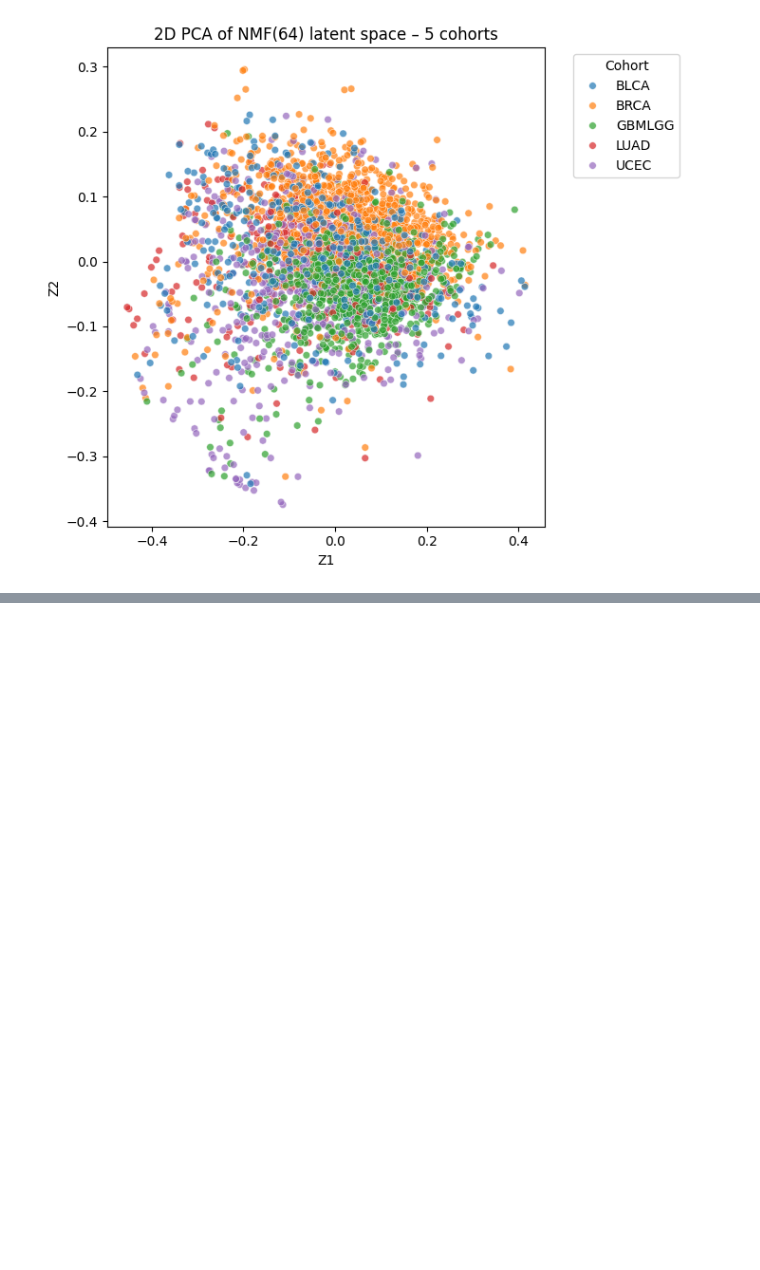
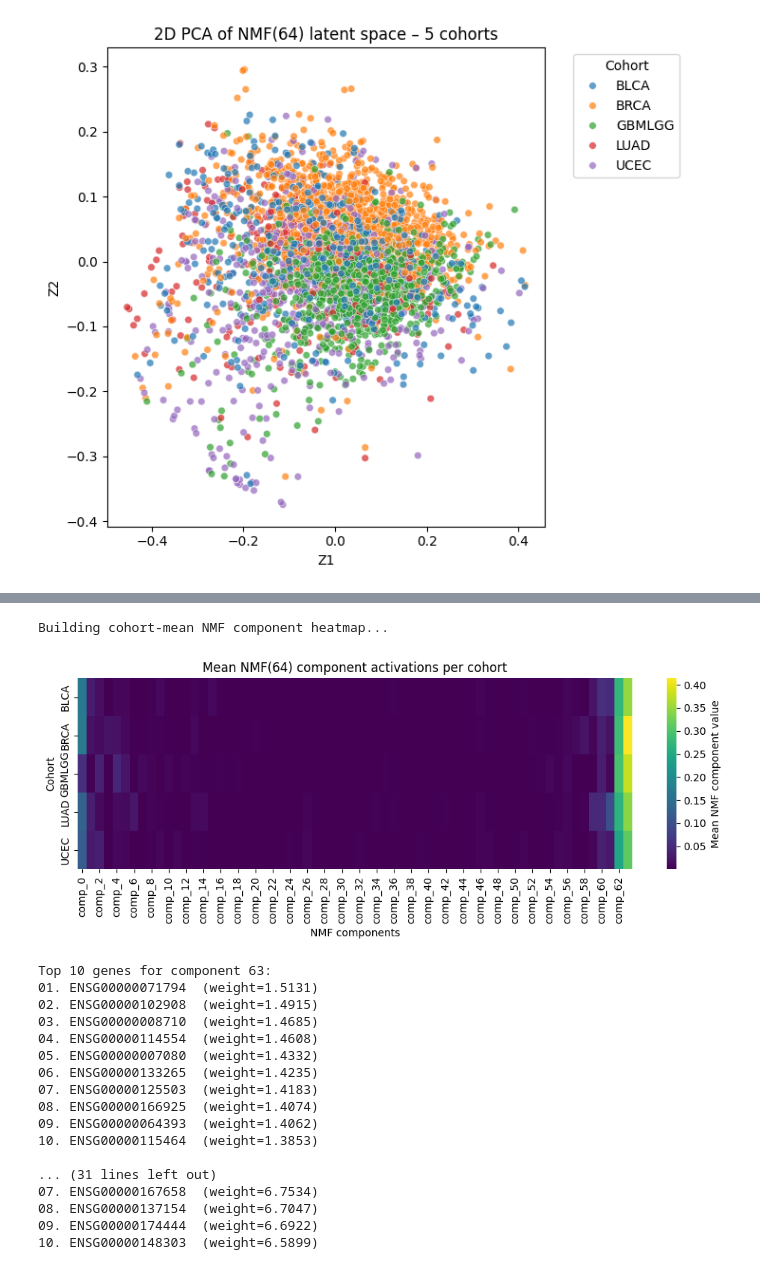
Before and after one commit to arionandrei2000/bdh_challenge_2025, a Jupyter notebook: notebooks/04_analysis.ipynb, the cells around one changed output, grey strips where cells are left out. Saved outputs shown, nothing was run; the diff lists cells and outputs as text; code cells hidden in the pictures; blank space fills up the shorter version.

```diff
--- a/notebooks/04_analysis.ipynb
+++ b/notebooks/04_analysis.ipynb
@@ -572,0 +617,70 @@ display(metrics_5_combined)
+# %%
+# ---------------------------------------------------------------------
+# 8.4 Heatmap of mean NMF components per cohort
+# ---------------------------------------------------------------------
+
+print("\nBuilding cohort-mean NMF component heatmap...")
+
+# Z_all_5 already computed above: shape (n_samples, 64)
+Z_all_5_df = pd.DataFrame(
+    Z_all_5,
+    index=df_5.index,
+    columns=[f"comp_{i}" for i in range(Z_all_5.shape[1])],
+)
+
+# Attach cohort labels
+Z_all_5_df["cohort_5"] = df_5["cohort_5"]
+
+# Compute mean activation of each component per cohort
+cohort_means = (
+    Z_all_5_df
+    .groupby("cohort_5")
+    .mean()
+    .drop(columns=[], errors="ignore")  # just in case
+)
+
+plt.figure(figsize=(10, 4))
+sns.heatmap(
+    cohort_means,
+    annot=False,
+    cmap="viridis",
+    cbar_kws={"label": "Mean NMF component value"},
+)
+plt.title("Mean NMF(64) component activations per cohort")
+plt.xlabel("NMF components")
+plt.ylabel("Cohort")
+plt.tight_layout()
+plt.show()
+
+nmf_step = clf_5_nmf.named_steps["nmf"]
+components = nmf_step.components_   # shape (64 × n_genes)
+
+genes = expr_5.columns.to_numpy()
+
+for comp in [63, 62, 61,0]:
+    print(f"\nTop 10 genes for component {comp}:")
+    comp_weights = components[comp]
+    top_idx = np.argsort(comp_weights)[::-1][:10]
+
+    for rank, gi in enumerate(top_idx, start=1):
+        print(f"{rank:02d}. {genes[gi]}  (weight={comp_weights[gi]:.4f})")
+# %% [output]
+Building cohort-mean NMF component heatmap...
+[figure, added]
+Top 10 genes for component 63:
+01. ENSG00000071794  (weight=1.5131)
+02. ENSG00000102908  (weight=1.4915)
+03. ENSG00000008710  (weight=1.4685)
+04. ENSG00000114554  (weight=1.4608)
+05. ENSG00000007080  (weight=1.4332)
+06. ENSG00000133265  (weight=1.4235)
+07. ENSG00000125503  (weight=1.4183)
+08. ENSG00000166925  (weight=1.4074)
+09. ENSG00000064393  (weight=1.4062)
+10. ENSG00000115464  (weight=1.3853)
+
+... (31 lines left out)
+07. ENSG00000167658  (weight=6.7534)
+08. ENSG00000137154  (weight=6.7047)
+09. ENSG00000174444  (weight=6.6922)
+10. ENSG00000148303  (weight=6.5899)
```
Also changed, not shown: parts of 4 cells of this notebook.
